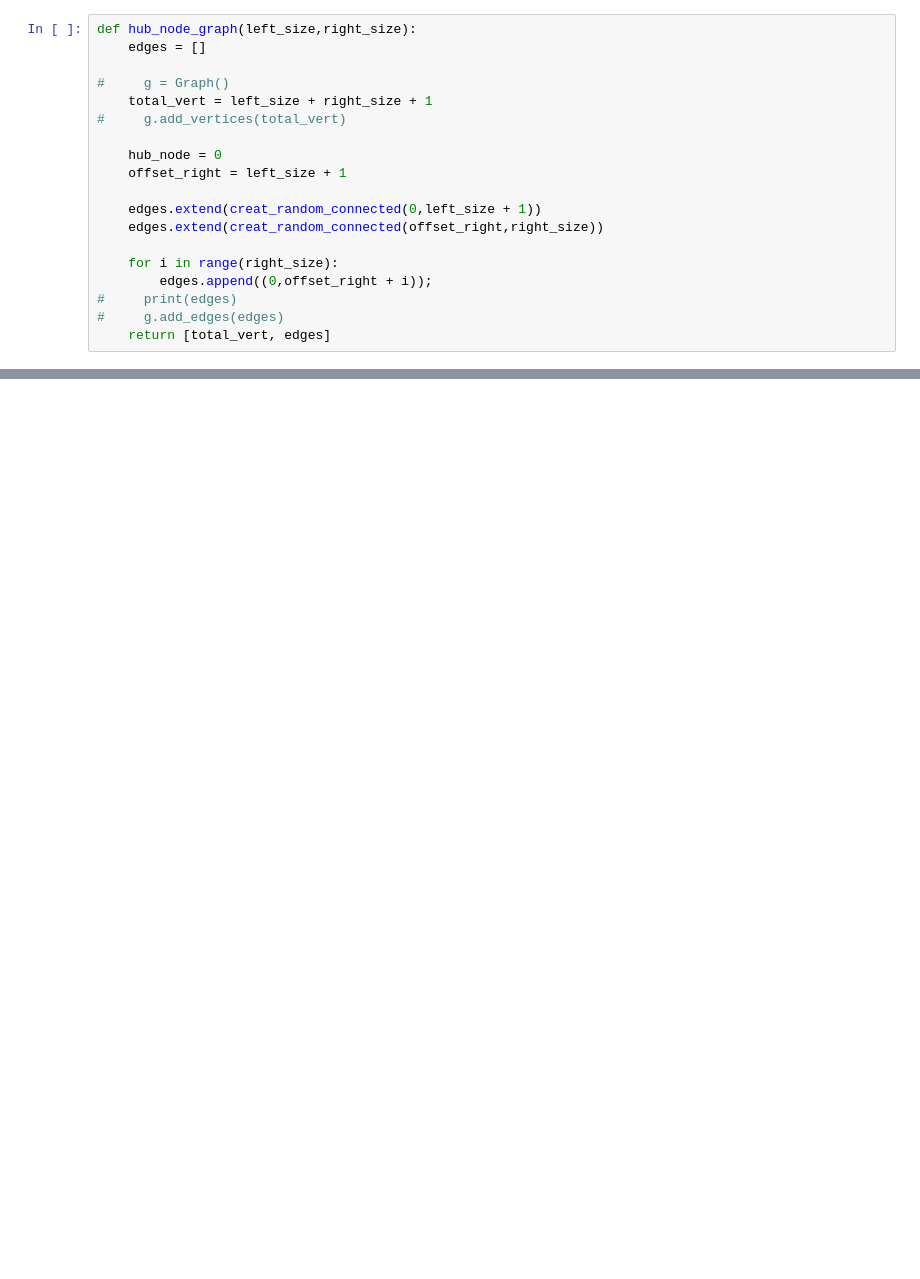
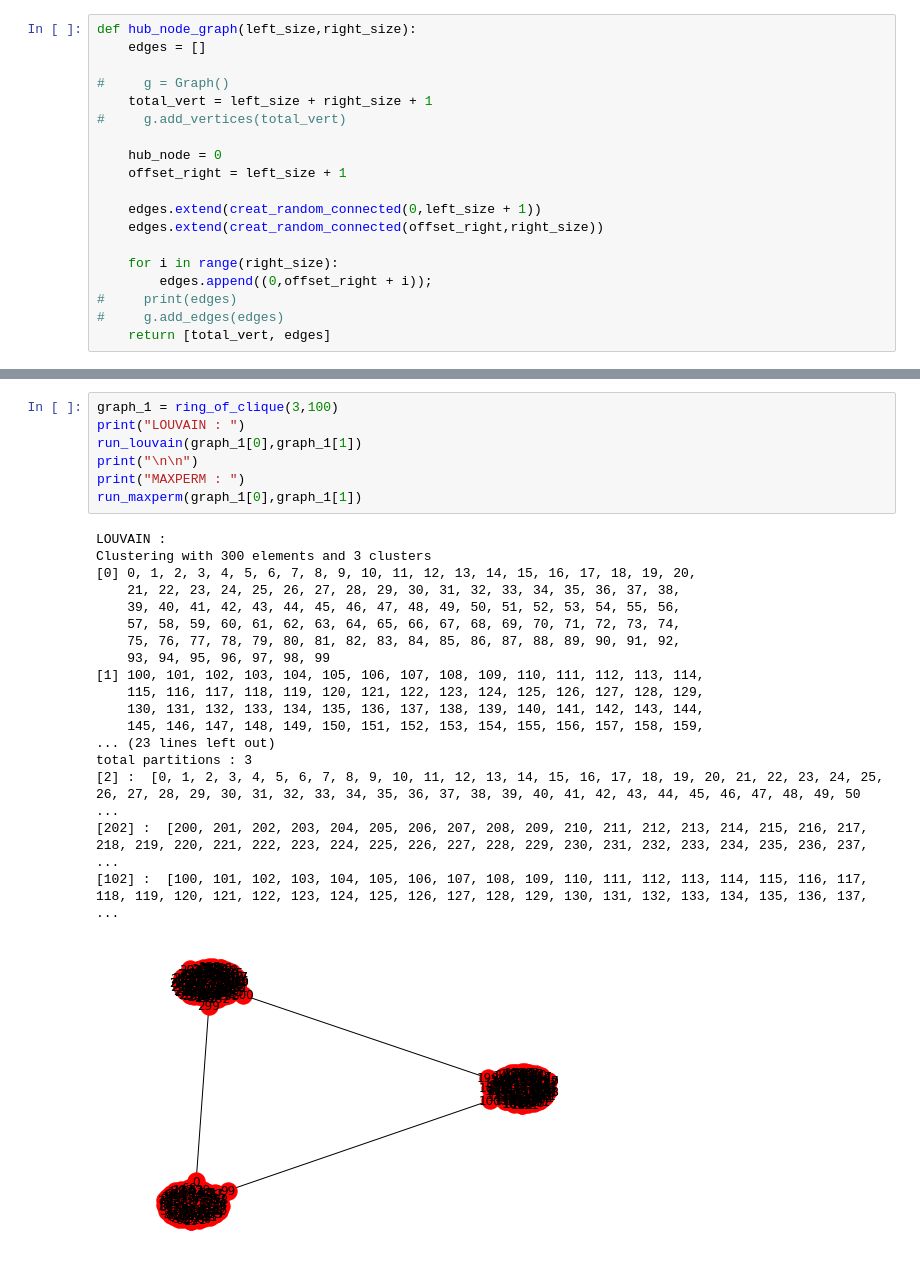
Before and after one commit to Atishay-jn/Bias-in-CDA, a Jupyter notebook: Anunay/Script.ipynb, the cells around one changed output, grey strips where cells are left out. Saved outputs shown, nothing was run; the diff lists cells and outputs as text; blank space fills up the shorter version.

```diff
--- a/Anunay/Script.ipynb
+++ b/Anunay/Script.ipynb
@@ -615 +401,27 @@ Our MaxPerm Implementation took 11.889962 seconds
+# %%
+graph_1 = ring_of_clique(3,100)
+print("LOUVAIN : ")
+run_louvain(graph_1[0],graph_1[1])
+print("\n\n")
+print("MAXPERM : ")
+run_maxperm(graph_1[0],graph_1[1])
+# %% [output]
+LOUVAIN :
+Clustering with 300 elements and 3 clusters
+[0] 0, 1, 2, 3, 4, 5, 6, 7, 8, 9, 10, 11, 12, 13, 14, 15, 16, 17, 18, 19, 20,
+    21, 22, 23, 24, 25, 26, 27, 28, 29, 30, 31, 32, 33, 34, 35, 36, 37, 38,
+    39, 40, 41, 42, 43, 44, 45, 46, 47, 48, 49, 50, 51, 52, 53, 54, 55, 56,
+    57, 58, 59, 60, 61, 62, 63, 64, 65, 66, 67, 68, 69, 70, 71, 72, 73, 74,
+    75, 76, 77, 78, 79, 80, 81, 82, 83, 84, 85, 86, 87, 88, 89, 90, 91, 92,
+    93, 94, 95, 96, 97, 98, 99
+[1] 100, 101, 102, 103, 104, 105, 106, 107, 108, 109, 110, 111, 112, 113, 114,
+    115, 116, 117, 118, 119, 120, 121, 122, 123, 124, 125, 126, 127, 128, 129,
+    130, 131, 132, 133, 134, 135, 136, 137, 138, 139, 140, 141, 142, 143, 144,
+    145, 146, 147, 148, 149, 150, 151, 152, 153, 154, 155, 156, 157, 158, 159,
+... (23 lines left out)
+total partitions : 3
+[2] :  [0, 1, 2, 3, 4, 5, 6, 7, 8, 9, 10, 11, 12, 13, 14, 15, 16, 17, 18, 19, 20, 21, 22, 23, 24, 25, 26, 27, 28, 29, 30, 31, 32, 33, 34, 35, 36, 37, 38, 39, 40, 41, 42, 43, 44, 45, 46, 47, 48, 49, 50 ...
+[202] :  [200, 201, 202, 203, 204, 205, 206, 207, 208, 209, 210, 211, 212, 213, 214, 215, 216, 217, 218, 219, 220, 221, 222, 223, 224, 225, 226, 227, 228, 229, 230, 231, 232, 233, 234, 235, 236, 237,  ...
+[102] :  [100, 101, 102, 103, 104, 105, 106, 107, 108, 109, 110, 111, 112, 113, 114, 115, 116, 117, 118, 119, 120, 121, 122, 123, 124, 125, 126, 127, 128, 129, 130, 131, 132, 133, 134, 135, 136, 137,  ...
+[figure, added]
 # %%
```
Also changed, not shown: parts of 72 cells of this notebook, 5 other files.
